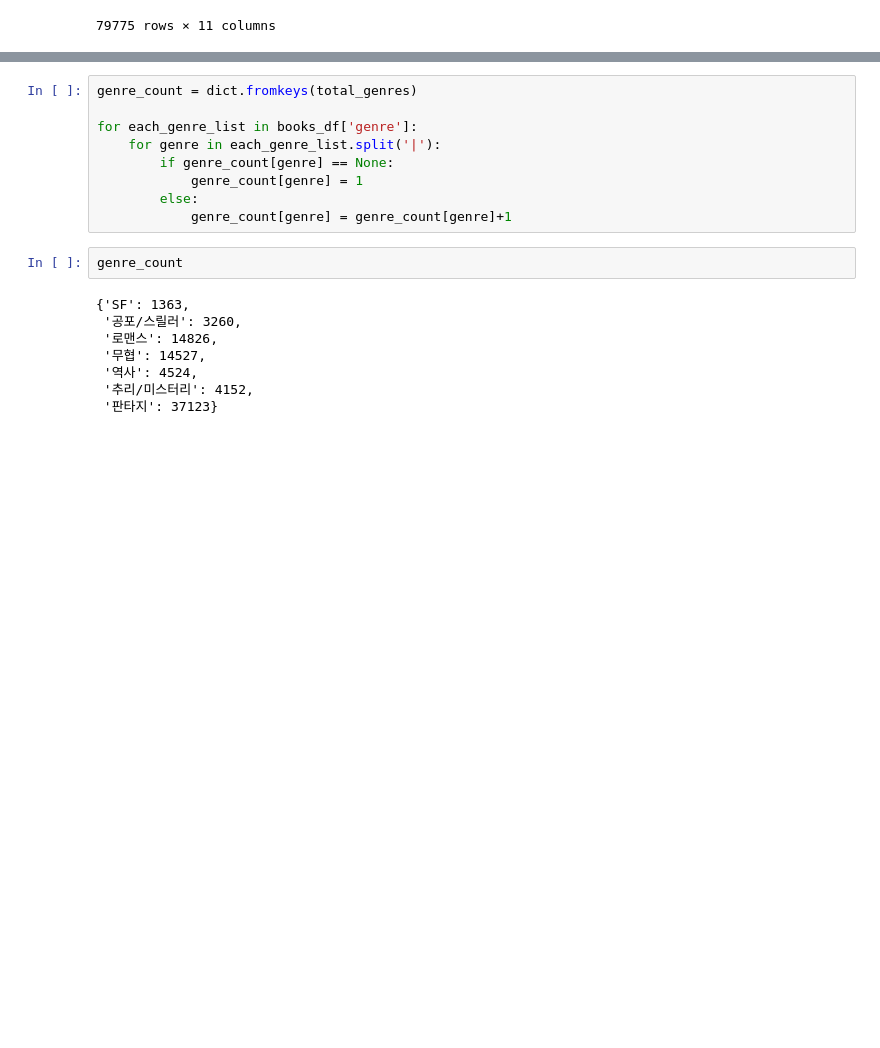
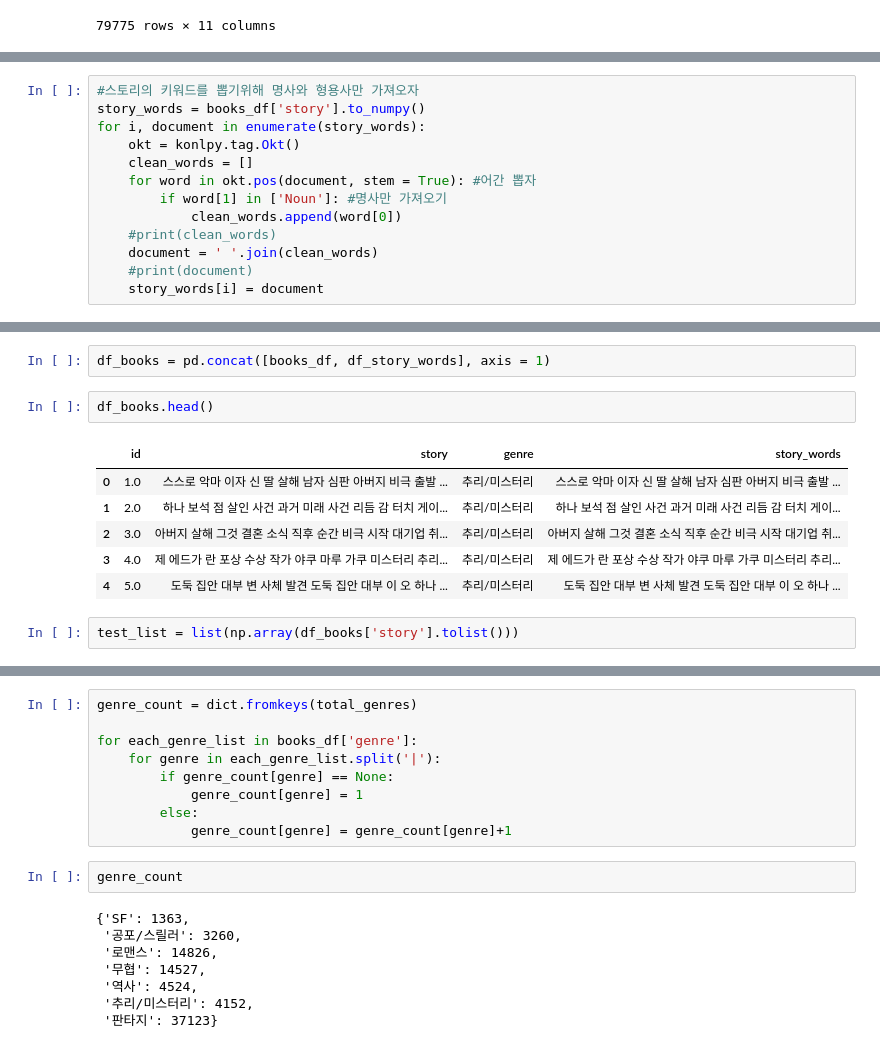
Before and after one commit to ggwnsghgg/book_project, a Jupyter notebook: 책_추천알고리즘.ipynb, the cells around one changed output, grey strips where cells are left out. Cells and saved outputs as stored; diff of their text form; blank space fills up the shorter version.

```diff
--- a/책_추천알고리즘.ipynb
+++ b/책_추천알고리즘.ipynb
@@ -95,0 +96,13 @@ books_df
+# %%
+#스토리의 키워드를 뽑기위해 명사와 형용사만 가져오자
+story_words = books_df['story'].to_numpy()
+for i, document in enumerate(story_words):
+    okt = konlpy.tag.Okt()
+    clean_words = []
+    for word in okt.pos(document, stem = True): #어간 뽑자
+        if word[1] in ['Noun']: #명사만 가져오기
+            clean_words.append(word[0])
+    #print(clean_words)
+    document = ' '.join(clean_words)
+    #print(document)
+    story_words[i] = document
@@ -95,0 +135,13 @@ books_df
+# %%
+df_books = pd.concat([books_df, df_story_words], axis = 1)
+# %%
+df_books.head()
+# %% [output]
+|  | id | story | genre | story_words |
+| 0 | 1.0 | 스스로 악마 이자 신 딸 살해 남자 심판 아버지 비극 출발 ... | 추리/미스터리 | 스스로 악마 이자 신 딸 살해 남자 심판 아버지 비극 출발 ... |
+| 1 | 2.0 | 하나 보석 점 살인 사건 과거 미래 사건 리듬 감 터치 게이... | 추리/미스터리 | 하나 보석 점 살인 사건 과거 미래 사건 리듬 감 터치 게이... |
+| 2 | 3.0 | 아버지 살해 그것 결혼 소식 직후 순간 비극 시작 대기업 취... | 추리/미스터리 | 아버지 살해 그것 결혼 소식 직후 순간 비극 시작 대기업 취... |
+| 3 | 4.0 | 제 에드가 란 포상 수상 작가 야쿠 마루 가쿠 미스터리 추리... | 추리/미스터리 | 제 에드가 란 포상 수상 작가 야쿠 마루 가쿠 미스터리 추리... |
+| 4 | 5.0 | 도둑 집안 대부 변 사체 발견 도둑 집안 대부 이 오 하나 ... | 추리/미스터리 | 도둑 집안 대부 변 사체 발견 도둑 집안 대부 이 오 하나 ... |
+# %%
+test_list = list(np.array(df_books['story'].tolist()))
```
Also changed, not shown: parts of 32 cells of this notebook.
